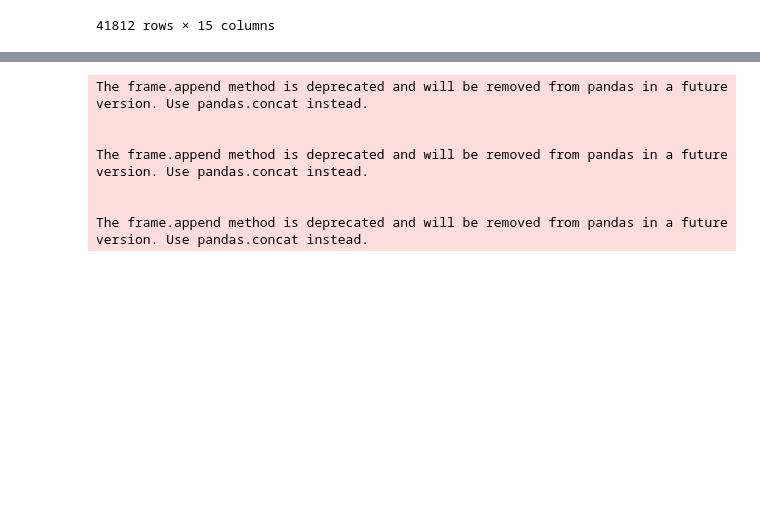
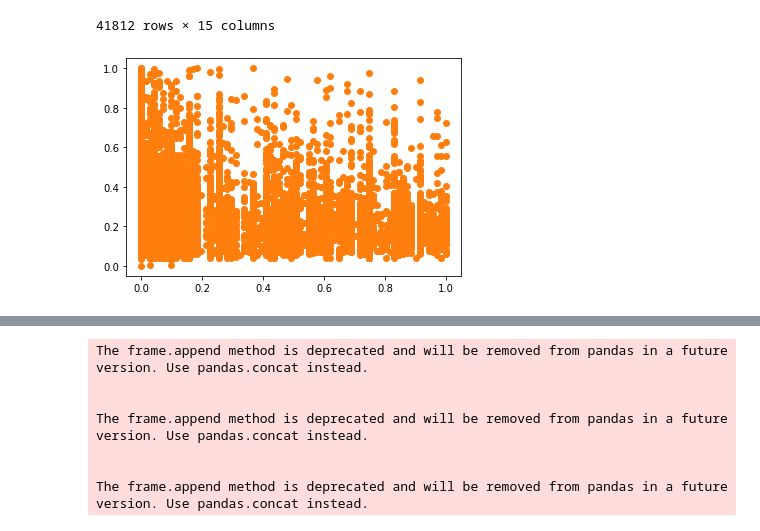
Before and after one commit to KarenRugerioA/TC3007C_AI, a Jupyter notebook: implementation/fragments/clusterization/kmeans.ipynb, the cells around one changed output, grey strips where cells are left out. Cells and saved outputs as stored; diff of their text form; code cells hidden in the pictures; blank space fills up the shorter version.

Commit message:
Different clustering

```diff
--- a/implementation/fragments/clusterization/kmeans.ipynb
+++ b/implementation/fragments/clusterization/kmeans.ipynb
@@ -107,3 +107,18 @@ fig.update_layout(title="Inertia vs Cluster Number",xaxis=dict(range=[0,8],title
                   yaxis={'title':'Inertia'},
                  annotations=[
     ])
+# %%
+from sklearn.cluster import DBSCAN
+model = DBSCAN(eps=3, min_samples=7)
+yhat = model.fit_predict(x_ones)
+clusters = unique(yhat)
+# create scatter plot for samples from each cluster
+for cluster in clusters:
+	# get row indexes for samples with this cluster
+	row_ix = where(yhat == cluster)
+	# create scatter of these samples
+	plt.scatter(X[row_ix, 0], X[row_ix, 1])
+# show the plot
+plt.show()
+# %% [output]
+[figure, added]
```
Also changed, not shown: parts of 2 cells of this notebook, 1 other file.
